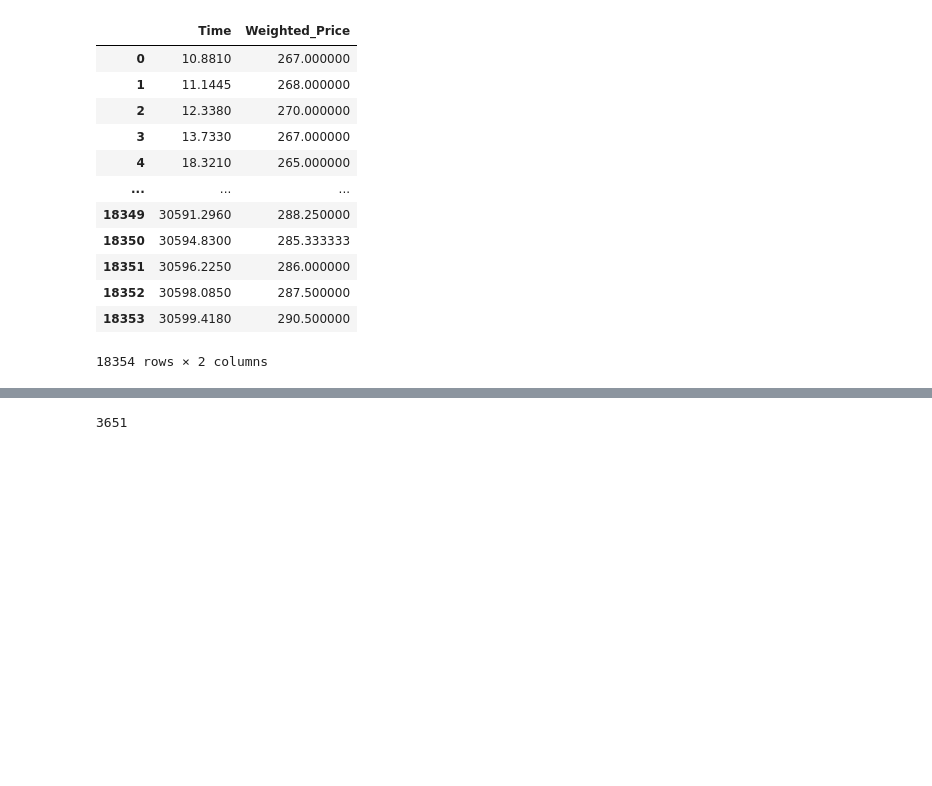
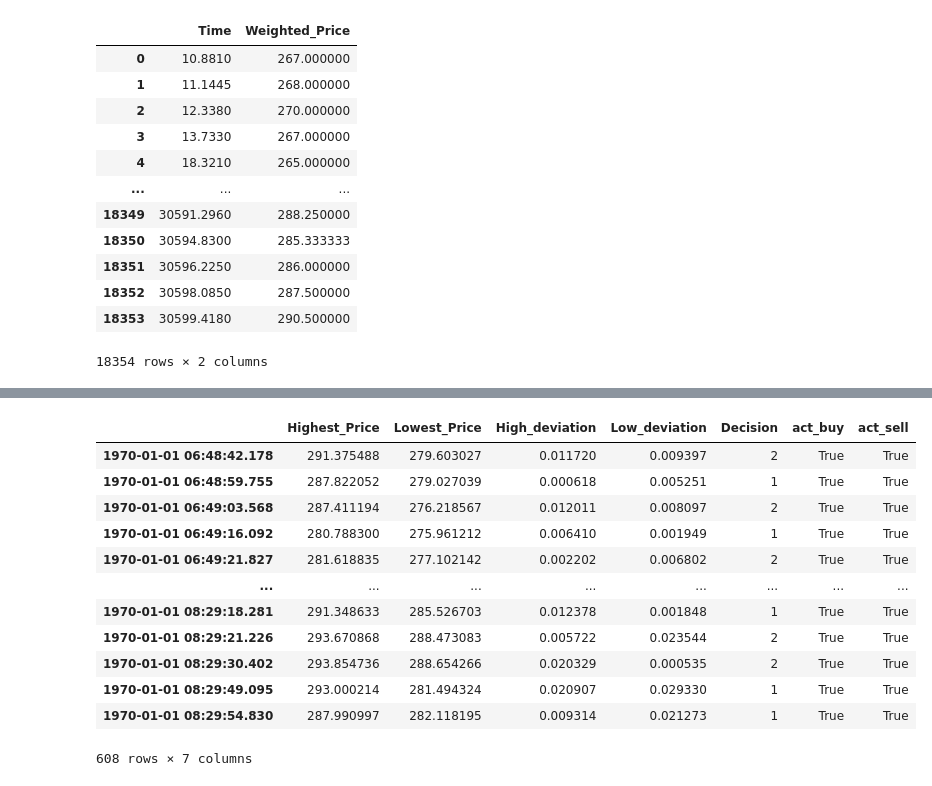
Before and after one commit to UoB-DSMP-2023-24/dsmp-2024-group17, a Jupyter notebook: LSTM1.ipynb, the cells around one changed output, grey strips where cells are left out. Cells and saved outputs as stored; diff of their text form; code cells hidden in the pictures; blank space fills up the shorter version.

```diff
--- a/LSTM1.ipynb
+++ b/LSTM1.ipynb
@@ -208 +243,9 @@ plt.show()
+# %%
+from datetime import timedelta
+
+base_time = processed_df.index[train_index+non_train_index+time_step]
+next_10_sec = base_time.ceil('10S')
+new_batch_start_pos = processed_df.index.searchsorted(next_10_sec)
+new_start_index = new_batch_start_pos - (new_batch_start_pos % 6)
+index_difference = new_start_index - processed_df.index.get_loc(base_time)
 # %%
@@ -213,5 +303,17 @@ predictions = scaler.inverse_transform(predictions)  # Inverse scaling
-# %%
-len(predictions)
-# %% [output]
-3651
+# %%
+all_results
+# %% [output]
+|  | Highest_Price | Lowest_Price | High_deviation | Low_deviation | Decision | act_buy | act_sell |
+| 1970-01-01 06:48:42.178 | 291.375488 | 279.603027 | 0.011720 | 0.009397 | 2 | True | True |
+| 1970-01-01 06:48:59.755 | 287.822052 | 279.027039 | 0.000618 | 0.005251 | 1 | True | True |
+| 1970-01-01 06:49:03.568 | 287.411194 | 276.218567 | 0.012011 | 0.008097 | 2 | True | True |
+| 1970-01-01 06:49:16.092 | 280.788300 | 275.961212 | 0.006410 | 0.001949 | 1 | True | True |
+| 1970-01-01 06:49:21.827 | 281.618835 | 277.102142 | 0.002202 | 0.006802 | 2 | True | True |
+| ... | ... | ... | ... | ... | ... | ... | ... |
+| 1970-01-01 08:29:18.281 | 291.348633 | 285.526703 | 0.012378 | 0.001848 | 1 | True | True |
+| 1970-01-01 08:29:21.226 | 293.670868 | 288.473083 | 0.005722 | 0.023544 | 2 | True | True |
+| 1970-01-01 08:29:30.402 | 293.854736 | 288.654266 | 0.020329 | 0.000535 | 2 | True | True |
+| 1970-01-01 08:29:49.095 | 293.000214 | 281.494324 | 0.020907 | 0.029330 | 1 | True | True |
+| 1970-01-01 08:29:54.830 | 287.990997 | 282.118195 | 0.009314 | 0.021273 | 1 | True | True |
+608 rows × 7 columns
 # %%
```
Also changed, not shown: parts of 14 cells of this notebook.
